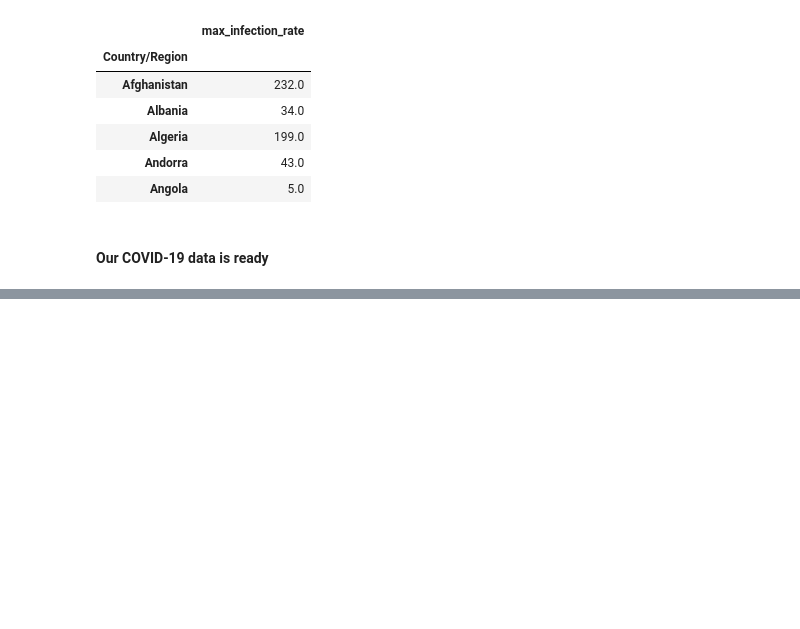
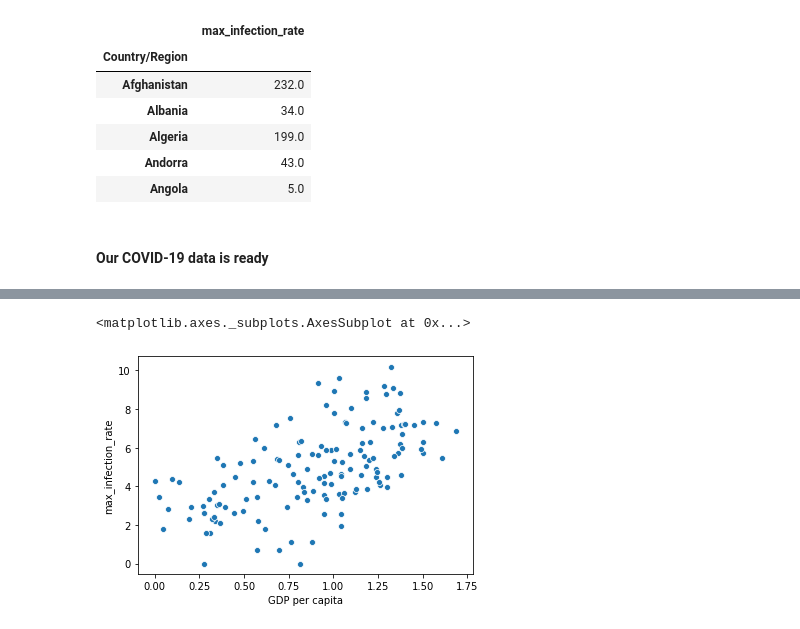
Before and after one commit to thisiskartikgupta/COVID_and_Happiness, a Jupyter notebook: covid19_and_happiness_data_analysis.ipynb, the cells around one changed output, grey strips where cells are left out. Drawn from its saved outputs; the diff is of its cells as text; code cells hidden in the pictures; blank space fills up the shorter version.

```diff
--- a/covid19_and_happiness_data_analysis.ipynb
+++ b/covid19_and_happiness_data_analysis.ipynb
@@ -174,0 +269,5 @@ covid19_data.head()
+# %%
+Seaborn.scatterplot(xAxis, Numpy.log(yAxis))
+# %% [output]
+<matplotlib.axes._subplots.AxesSubplot at 0x...>
+[figure, added]
```
Also changed, not shown: parts of 18 cells of this notebook.
